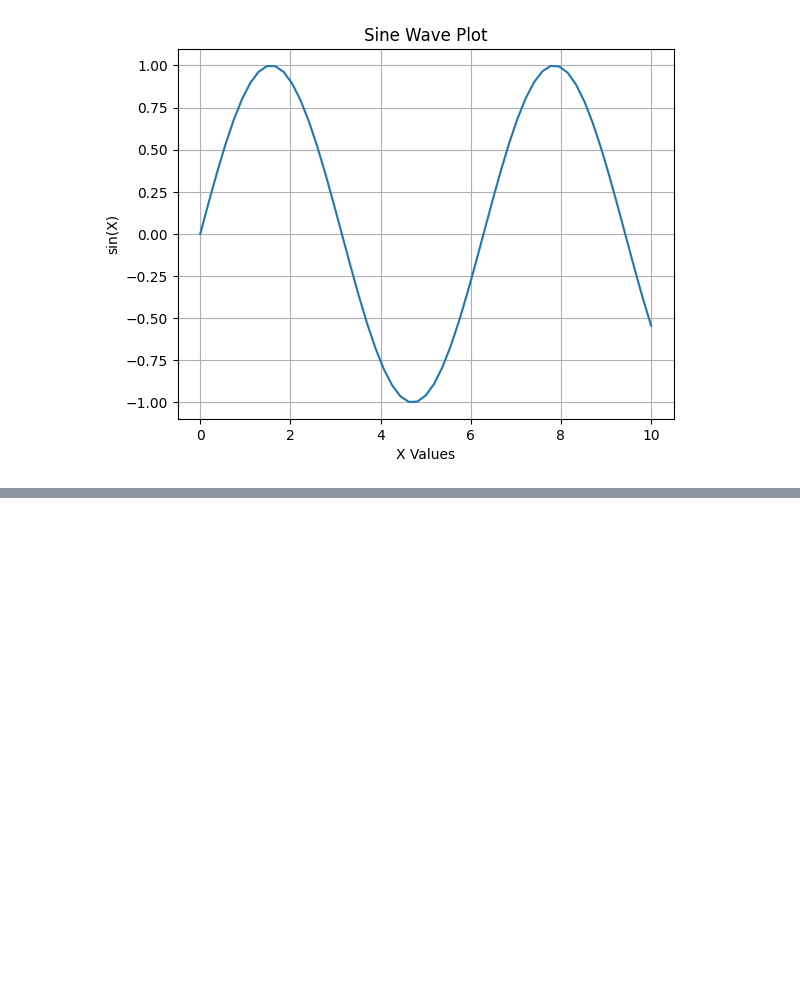
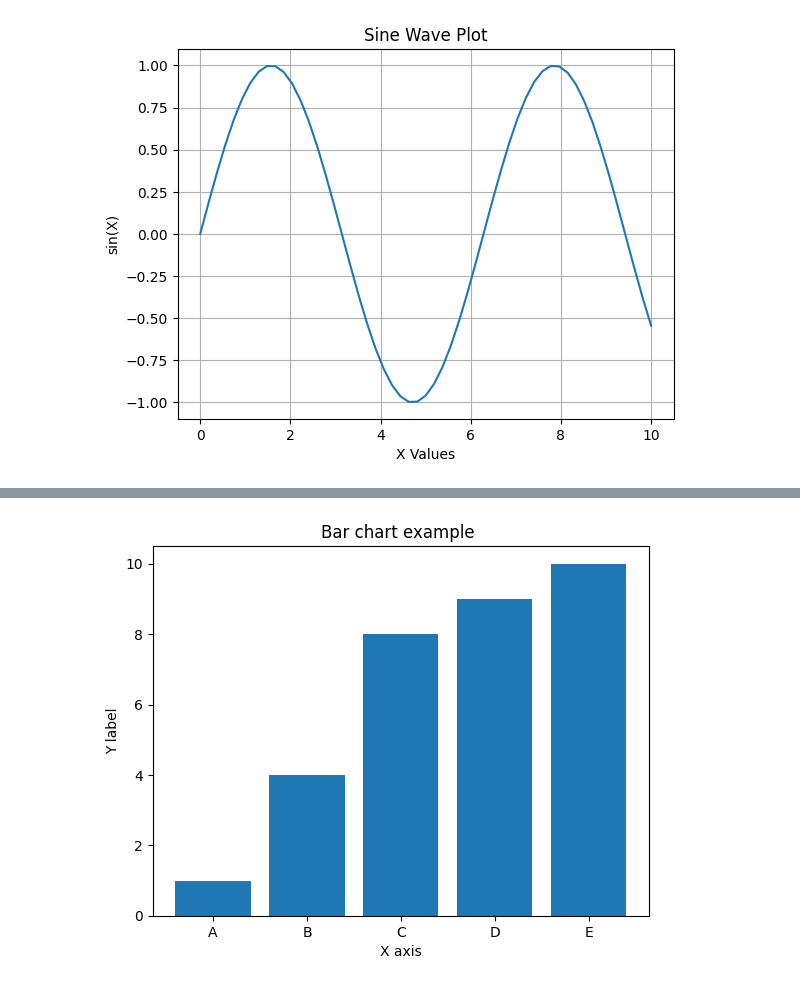
Before and after one commit to MuthuswamyNadar/Python-DSA, a Jupyter notebook: Practise Python/Module 7 (data-toolKit)/Matplotlib.ipynb, the cells around one changed output, grey strips where cells are left out. Saved outputs shown, nothing was run; the diff lists cells and outputs as text; code cells hidden in the pictures; blank space fills up the shorter version.

```diff
--- a/Practise Python/Module 7 (data-toolKit)/Matplotlib.ipynb
+++ b/Practise Python/Module 7 (data-toolKit)/Matplotlib.ipynb
@@ -170,0 +199,11 @@ plt.show()  # This will show the plot window
+# %%
+# adding the bar charts
+categoriez=['A','B','C','D','E']
+Values=[1,4,8,9,10]
+plt.bar(categoriez,Values)
+plt.title("Bar chart example ")
+plt.xlabel("X axis")
+plt.ylabel("Y label")
+plt.show()
+# %% [output]
+[figure, added]
```
Also changed, not shown: parts of 7 cells of this notebook.
